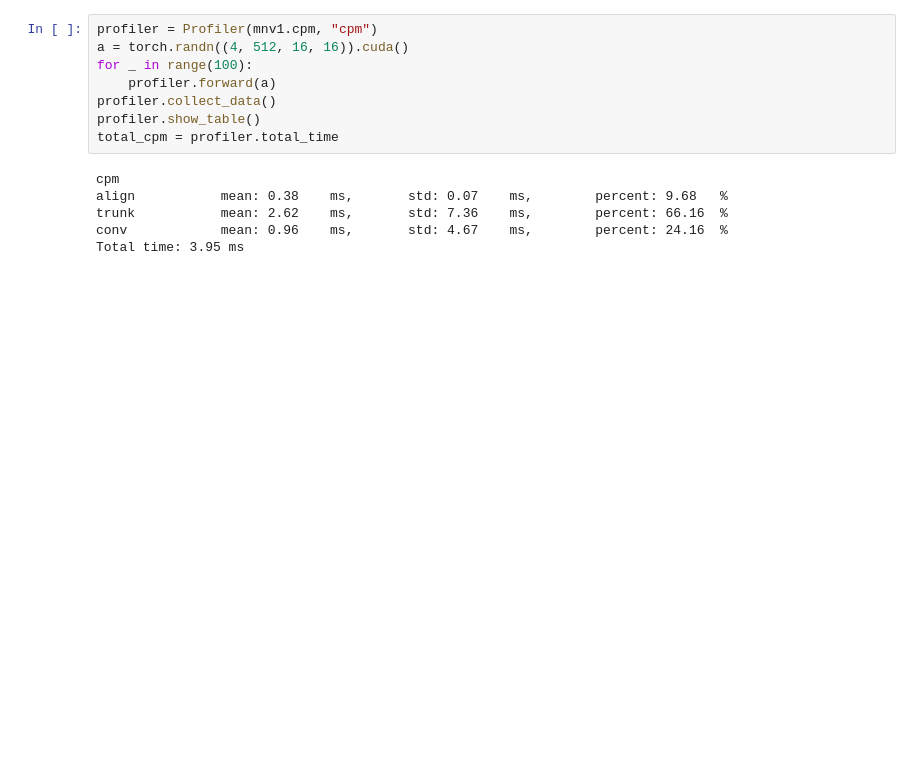
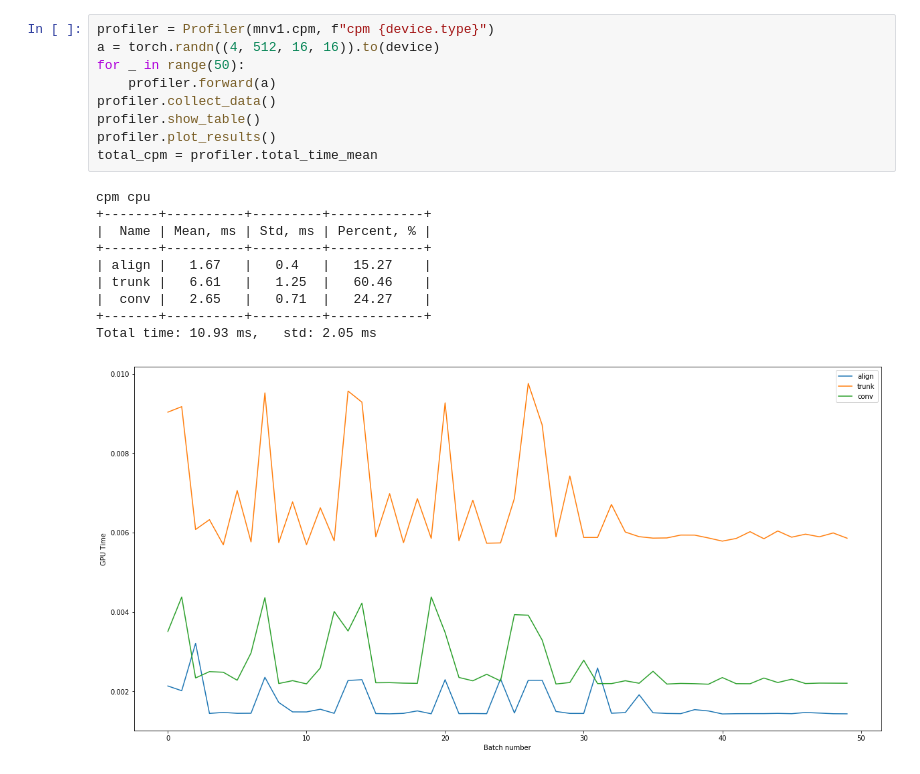
Before and after one commit to Huetous/nas, a Jupyter notebook: jups/profile_example.ipynb, the cells around one changed output. Drawn from its saved outputs; the diff is of its cells as text; blank space fills up the shorter version.

```diff
--- a/jups/profile_example.ipynb
+++ b/jups/profile_example.ipynb
@@ -44,15 +45,21 @@ Total time: 19.65 ms
 # %%
-profiler = Profiler(mnv1.cpm, "cpm")
-a = torch.randn((4, 512, 16, 16)).cuda()
-for _ in range(100):
+profiler = Profiler(mnv1.cpm, f"cpm {device.type}")
+a = torch.randn((4, 512, 16, 16)).to(device)
+for _ in range(50):
     profiler.forward(a)
 profiler.collect_data()
 profiler.show_table()
-total_cpm = profiler.total_time
+profiler.plot_results()
+total_cpm = profiler.total_time_mean
 # %% [output]
-cpm
-align           mean: 0.38    ms,       std: 0.07    ms,        percent: 9.68   %
-trunk           mean: 2.62    ms,       std: 7.36    ms,        percent: 66.16  %
-conv            mean: 0.96    ms,       std: 4.67    ms,        percent: 24.16  %
-Total time: 3.95 ms
+cpm cpu
++-------+----------+---------+------------+
+|  Name | Mean, ms | Std, ms | Percent, % |
++-------+----------+---------+------------+
+| align |   1.67   |   0.4   |   15.27    |
+| trunk |   6.61   |   1.25  |   60.46    |
+|  conv |   2.65   |   0.71  |   24.27    |
++-------+----------+---------+------------+
+Total time: 10.93 ms,   std: 2.05 ms
+[figure, added]
 # %%
```
Also changed, not shown: parts of 20 cells of this notebook, 9 other files.
